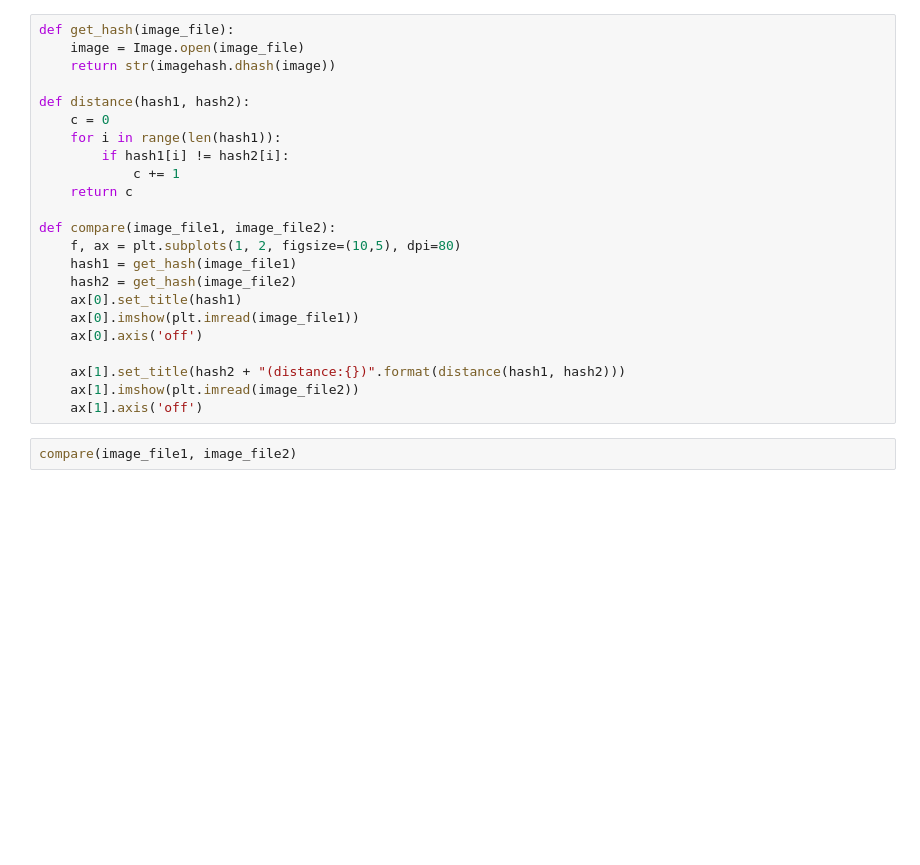
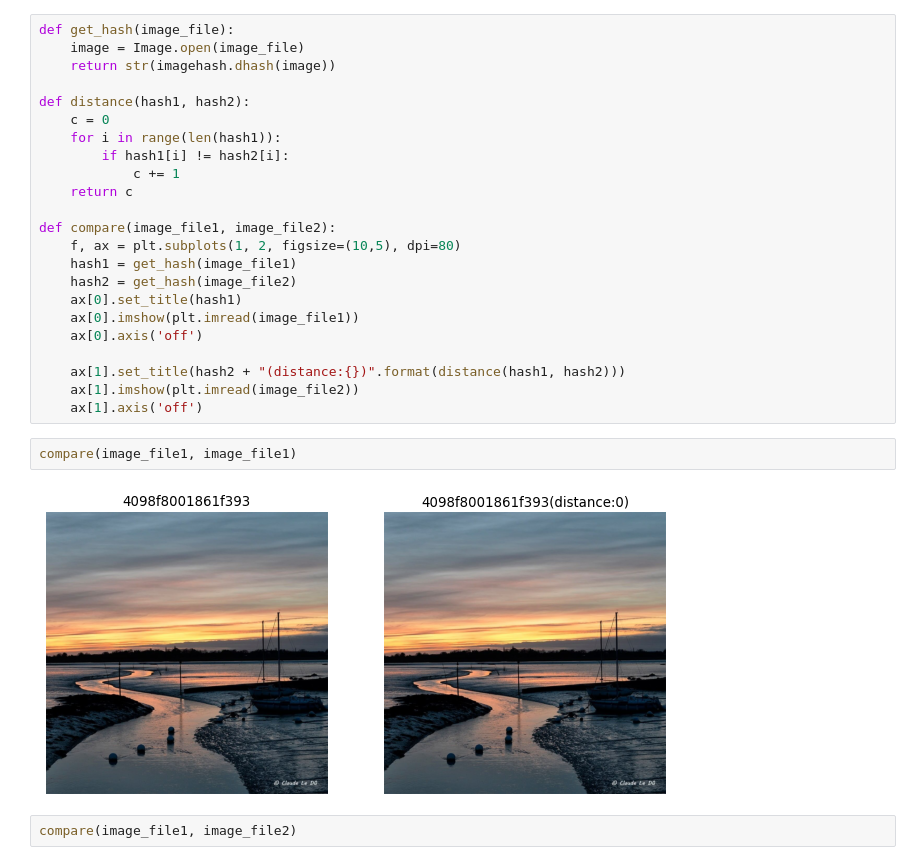
Before and after one commit to tang-ji/image-fingerprint, a Jupyter notebook: image-fingerprint.ipynb, the cells around one changed output. Saved outputs shown, nothing was run; the diff lists cells and outputs as text; blank space fills up the shorter version.

```diff
--- a/image-fingerprint.ipynb
+++ b/image-fingerprint.ipynb
@@ -29,6 +30,10 @@ def compare(image_file1, image_file2):
     ax[1].set_title(hash2 + "(distance:{})".format(distance(hash1, hash2)))
     ax[1].imshow(plt.imread(image_file2))
     ax[1].axis('off')
+# %%
+compare(image_file1, image_file1)
+# %% [output]
+[figure, added]
 # %%
 compare(image_file1, image_file2)
 # %% [output]
```
Also changed, not shown: parts of 3 cells of this notebook.
